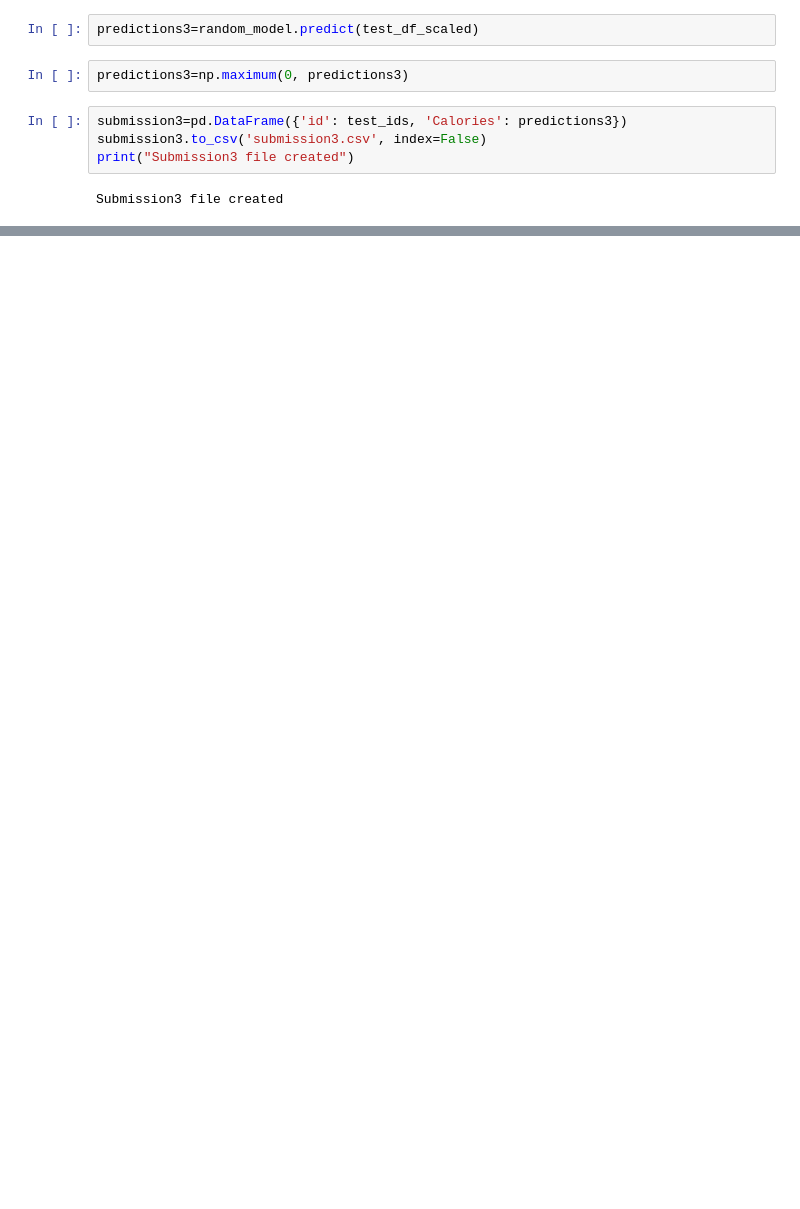
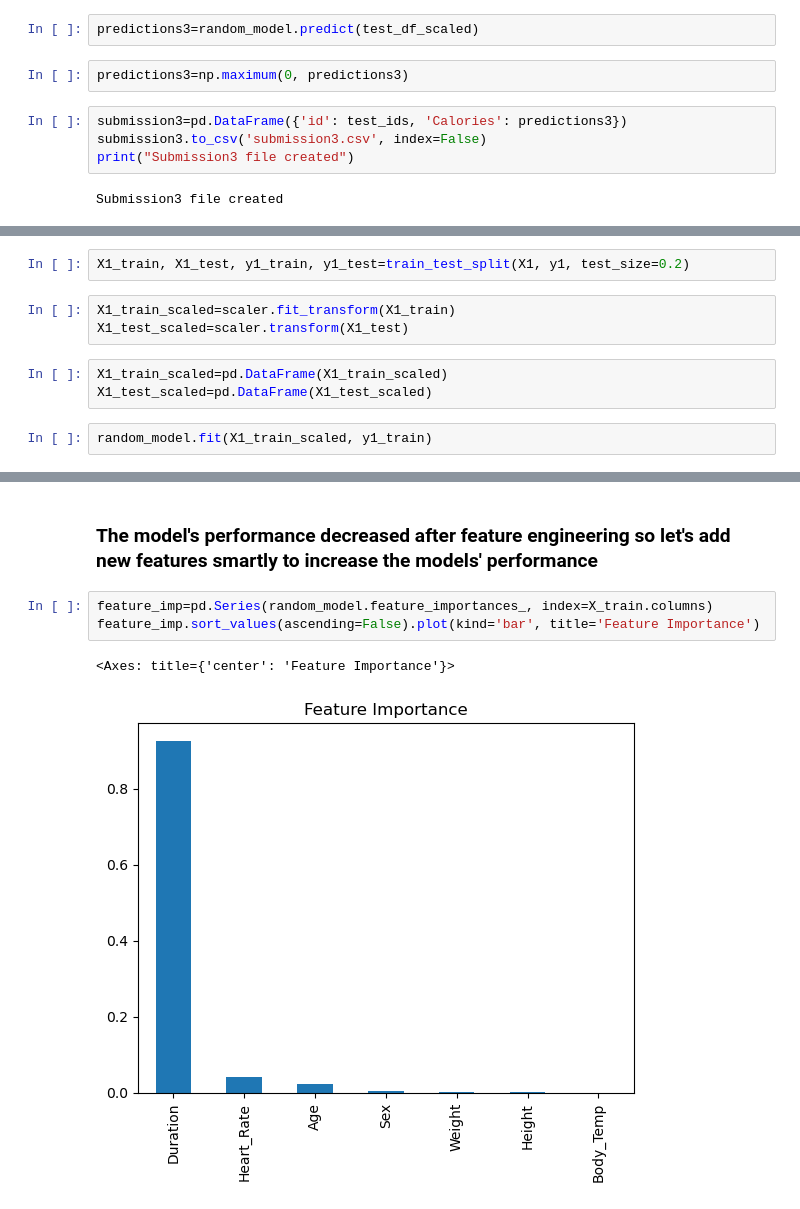
Before and after one commit to Jaggi0504/Kaggle-Calorie-Burn-Prediction, a Jupyter notebook: predict-calorie.ipynb, the cells around one changed output, grey strips where cells are left out. Cells and saved outputs as stored; diff of their text form; blank space fills up the shorter version.

```diff
--- a/predict-calorie.ipynb
+++ b/predict-calorie.ipynb
@@ -293,0 +387,10 @@ Submission3 file created
+# %%
+X1_train, X1_test, y1_train, y1_test=train_test_split(X1, y1, test_size=0.2)
+# %%
+X1_train_scaled=scaler.fit_transform(X1_train)
+X1_test_scaled=scaler.transform(X1_test)
+# %%
+X1_train_scaled=pd.DataFrame(X1_train_scaled)
+X1_test_scaled=pd.DataFrame(X1_test_scaled)
+# %%
+random_model.fit(X1_train_scaled, y1_train)
@@ -293,0 +408,8 @@ Submission3 file created
+# %% [markdown]
+### The model's performance decreased after feature engineering so let's add new features smartly to increase the models' performance
+# %%
+feature_imp=pd.Series(random_model.feature_importances_, index=X_train.columns)
+feature_imp.sort_values(ascending=False).plot(kind='bar', title='Feature Importance')
+# %% [output]
+<Axes: title={'center': 'Feature Importance'}>
+[figure, added]
```
Also changed, not shown: parts of 26 cells of this notebook, 4 other files.
